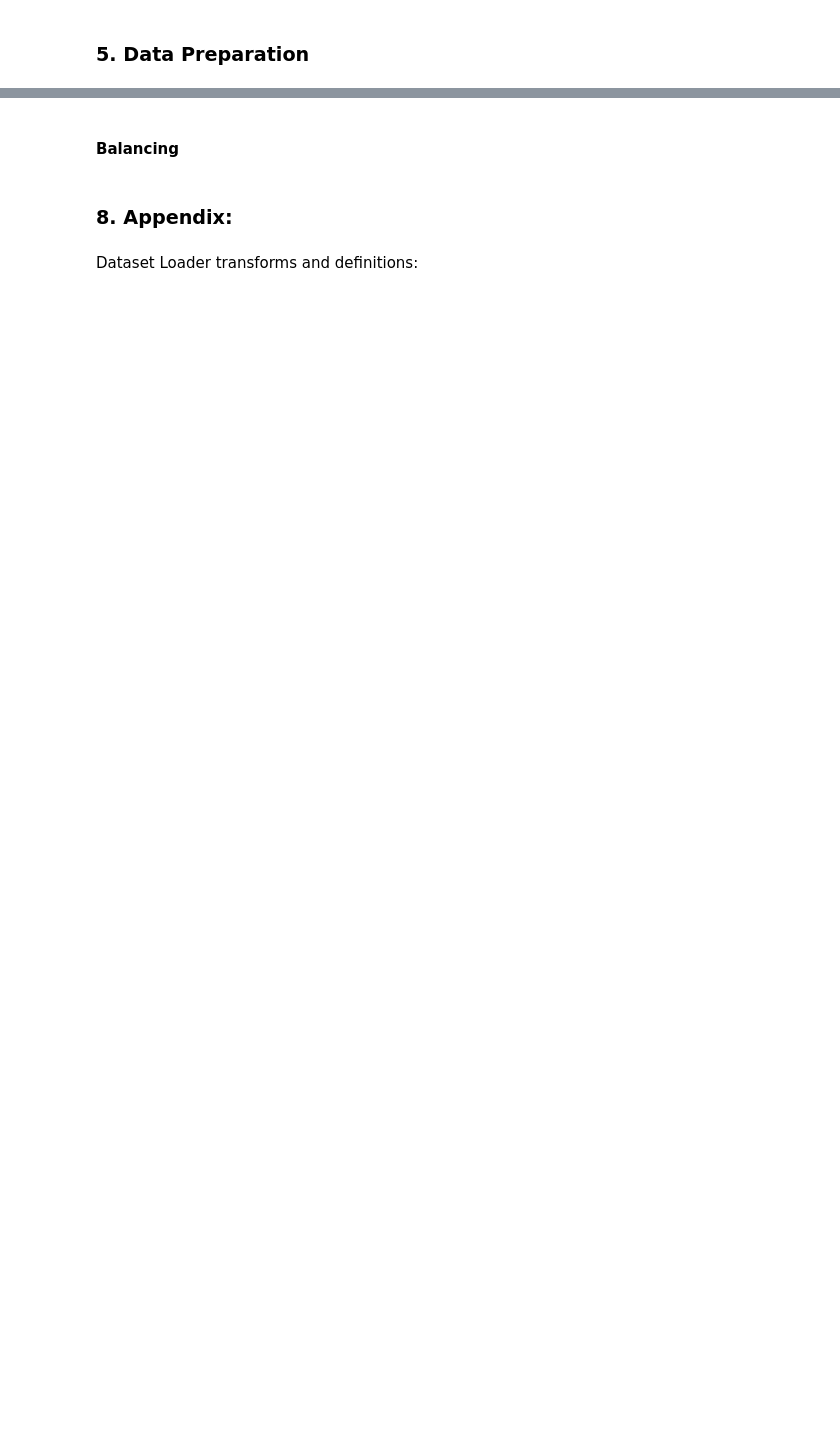
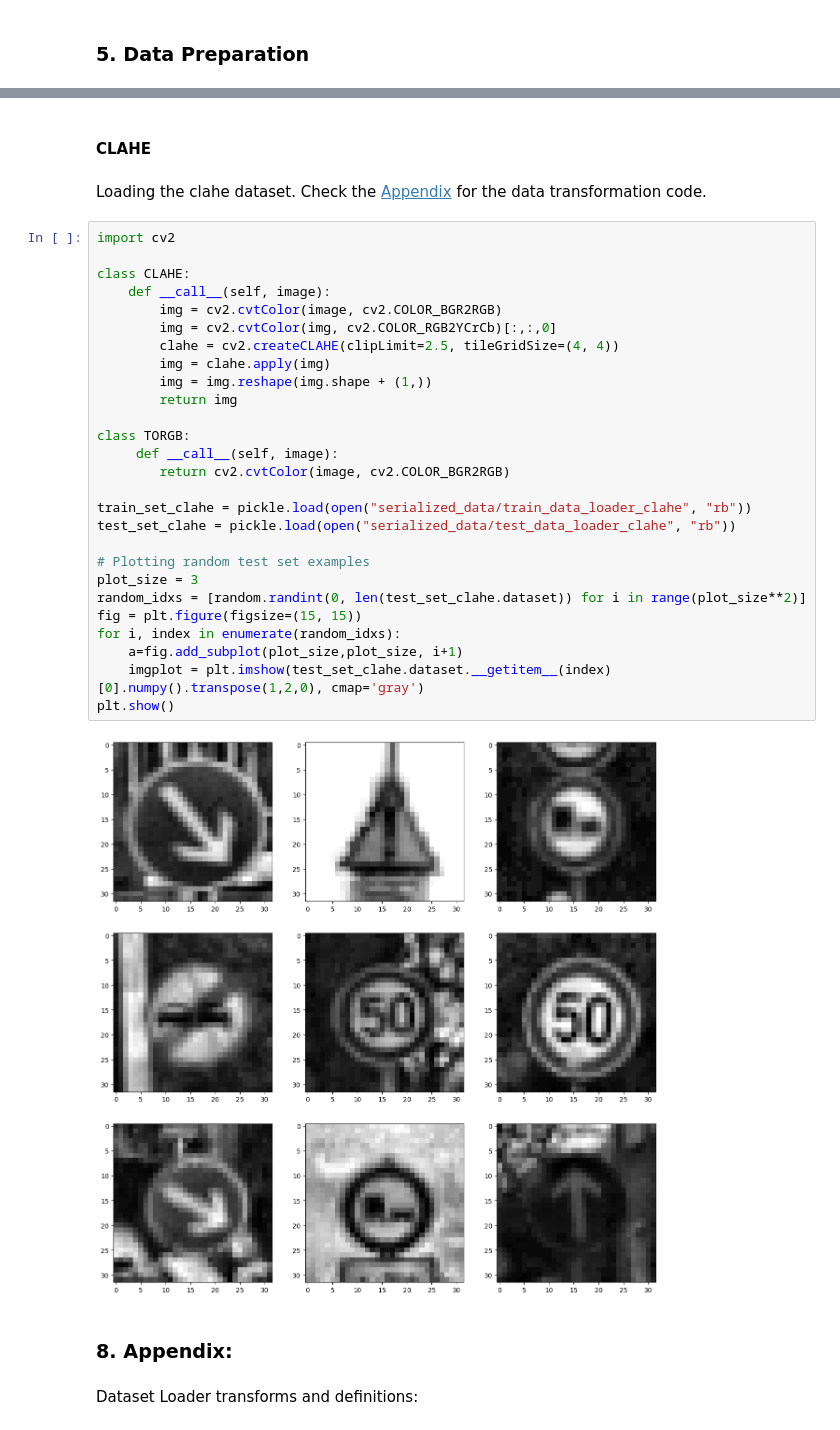
Before and after one commit to alvaroqsaldanha/Traffic-Sign-Classification, a Jupyter notebook: demo.ipynb, the cells around one changed output, grey strips where cells are left out. Drawn from its saved outputs; the diff is of its cells as text; blank space fills up the shorter version.

```diff
--- a/demo.ipynb
+++ b/demo.ipynb
@@ -305,5 +307,36 @@ for n in range(num_imgs):
 # %% [markdown]
-#### Balancing
+#### CLAHE
+# %% [markdown]
+Loading the clahe dataset. Check the [Appendix](#ap) for the data transformation code.
+# %%
+import cv2
+
+class CLAHE:
+    def __call__(self, image):
+        img = cv2.cvtColor(image, cv2.COLOR_BGR2RGB)
+        img = cv2.cvtColor(img, cv2.COLOR_RGB2YCrCb)[:,:,0]
+        clahe = cv2.createCLAHE(clipLimit=2.5, tileGridSize=(4, 4))
+        img = clahe.apply(img)
+        img = img.reshape(img.shape + (1,))
+        return img
+
+class TORGB:
+     def __call__(self, image):
+        return cv2.cvtColor(image, cv2.COLOR_BGR2RGB)
+
+train_set_clahe = pickle.load(open("serialized_data/train_data_loader_clahe", "rb"))
+test_set_clahe = pickle.load(open("serialized_data/test_data_loader_clahe", "rb"))
+
+# Plotting random test set examples
+plot_size = 3
+random_idxs = [random.randint(0, len(test_set_clahe.dataset)) for i in range(plot_size**2)]
+fig = plt.figure(figsize=(15, 15))
+for i, index in enumerate(random_idxs):
+    a=fig.add_subplot(plot_size,plot_size, i+1)
+    imgplot = plt.imshow(test_set_clahe.dataset.__getitem__(index)[0].numpy().transpose(1,2,0), cmap='gray')
+plt.show()
+# %% [output]
+[figure, added]
 # %% [markdown]
 <a id="ap"></a>
 ### 8. Appendix:
```
Also changed, not shown: parts of 11 cells of this notebook, 3 other files.
